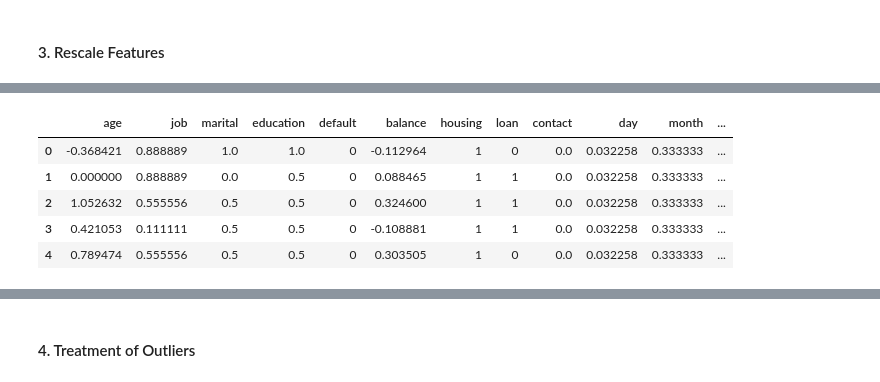
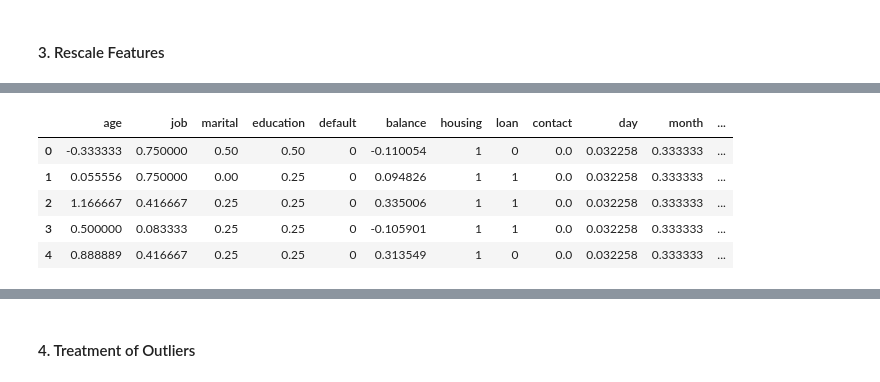
Before and after one commit to brian-mortimer/cs5062-etivity1, a Jupyter notebook: etivity1.ipynb, the cells around one changed output, grey strips where cells are left out. Saved outputs shown, nothing was run; the diff lists cells and outputs as text; code cells hidden in the pictures.

```diff
--- a/etivity1.ipynb
+++ b/etivity1.ipynb
@@ -547,12 +554,3 @@ get_missing_values(df)
 | 14 | previous | 0 | 0.00 |
 | 15 | marital | 0 | 0.00 |
 | 16 | subscribed | 0 | 0.00 |
-# %%
-# poutcome has over 15% missing values, so we will drop it
-df = df.drop(columns=['poutcome'])
-
-# Drop age and job rows with missing values
-df = df.dropna(subset=['age', 'job'])
-
-# Check the missing values again
-get_missing_values(df)
@@ -588,0 +557,15 @@ df.describe()
+# %%
+# Drop age rows with missing values
+df = df.dropna(subset=['age'])
+
+# Replace null values in poutcome with 1 (nonexistent)
+df['poutcome'].fillna(1, inplace=True)
+
+# Replace null values in education with 3 (unknown)
+df['education'].fillna(3, inplace=True)
+
+# Replace null values in job with 11 (unknown)
+df['job'].fillna(11, inplace=True)
+
+# Check the missing values again
+get_missing_values(df)
@@ -706,22 +697,22 @@ df.head(5)
 # %%
 # Rescale the other columns to be between 0 and 1
-df['job'] = df['job']/df['job'].max()
-df['marital'] = df['marital']/df['marital'].max()
-df['education'] = df['education']/df['education'].max()
-df['day'] = df['day']/df['day'].max()
-df['month'] = df['month']/df['month'].max()
+df['job'] = df['job']/len(job_mapping)
+df['marital'] = df['marital']/len(marital_mapping)
+df['education'] = df['education']/len(education_mapping)
+df['day'] = df['day']/31
+df['month'] = df['month']/ 12
 df['campaign'] = df['campaign']/df['campaign'].max()
 df['pdays'] = df['pdays']/df['pdays'].max()
 df['previous'] = df['previous']/df['previous'].max()
 
 df.head()
 # %% [output]
 |  | age | job | marital | education | default | balance | housing | loan | contact | day | month | ... |
-| 0 | -0.368421 | 0.888889 | 1.0 | 1.0 | 0 | -0.112964 | 1 | 0 | 0.0 | 0.032258 | 0.333333 | ... |
-| 1 | 0.000000 | 0.888889 | 0.0 | 0.5 | 0 | 0.088465 | 1 | 1 | 0.0 | 0.032258 | 0.333333 | ... |
-| 2 | 1.052632 | 0.555556 | 0.5 | 0.5 | 0 | 0.324600 | 1 | 1 | 0.0 | 0.032258 | 0.333333 | ... |
-| 3 | 0.421053 | 0.111111 | 0.5 | 0.5 | 0 | -0.108881 | 1 | 1 | 0.0 | 0.032258 | 0.333333 | ... |
-| 4 | 0.789474 | 0.555556 | 0.5 | 0.5 | 0 | 0.303505 | 1 | 0 | 0.0 | 0.032258 | 0.333333 | ... |
+| 0 | -0.333333 | 0.750000 | 0.50 | 0.50 | 0 | -0.110054 | 1 | 0 | 0.0 | 0.032258 | 0.333333 | ... |
+| 1 | 0.055556 | 0.750000 | 0.00 | 0.25 | 0 | 0.094826 | 1 | 1 | 0.0 | 0.032258 | 0.333333 | ... |
+| 2 | 1.166667 | 0.416667 | 0.25 | 0.25 | 0 | 0.335006 | 1 | 1 | 0.0 | 0.032258 | 0.333333 | ... |
+| 3 | 0.500000 | 0.083333 | 0.25 | 0.25 | 0 | -0.105901 | 1 | 1 | 0.0 | 0.032258 | 0.333333 | ... |
+| 4 | 0.888889 | 0.416667 | 0.25 | 0.25 | 0 | 0.313549 | 1 | 0 | 0.0 | 0.032258 | 0.333333 | ... |
 # %%
 df.describe()
 # %% [output]
```
Also changed, not shown: parts of 20 cells of this notebook.
